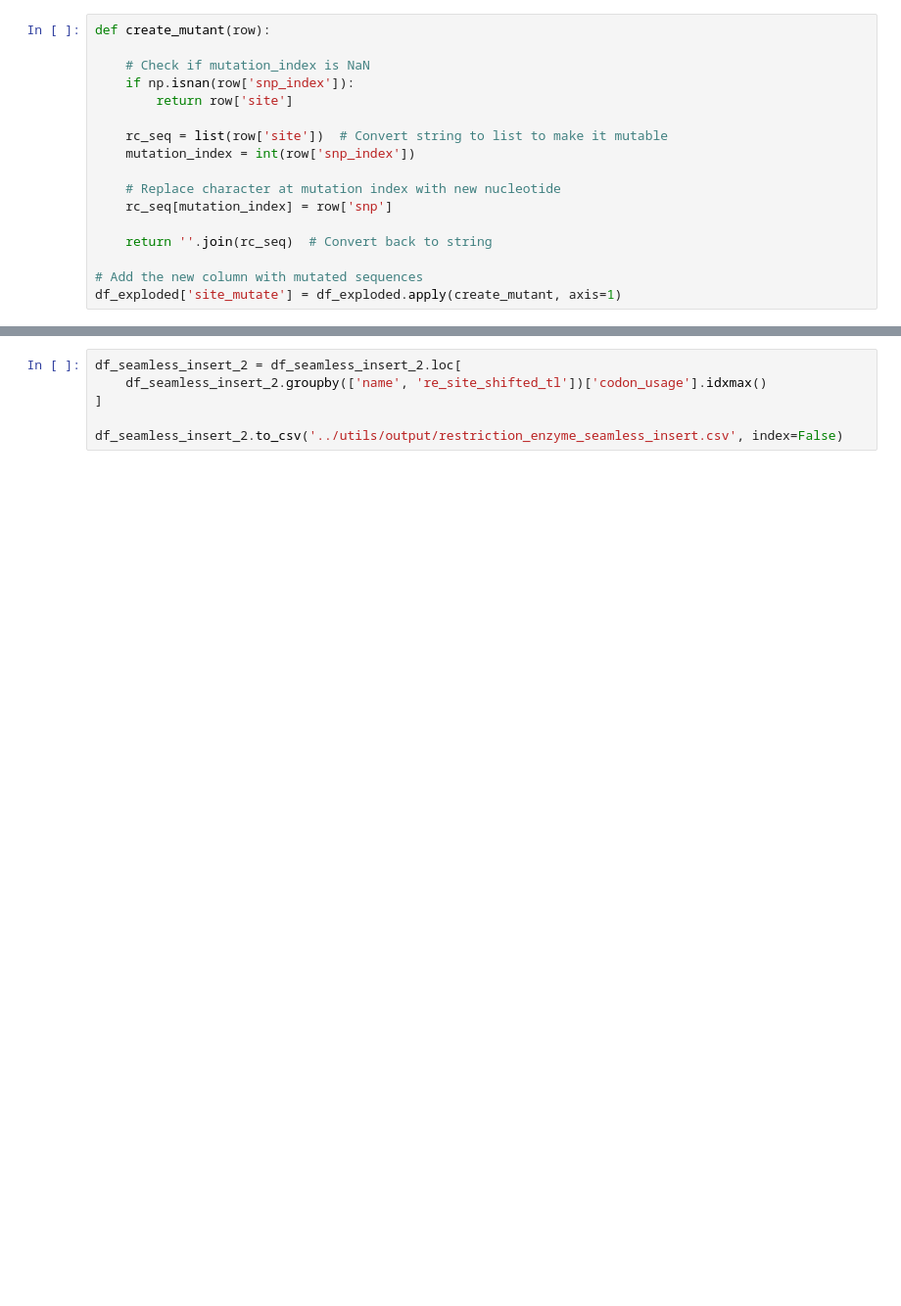
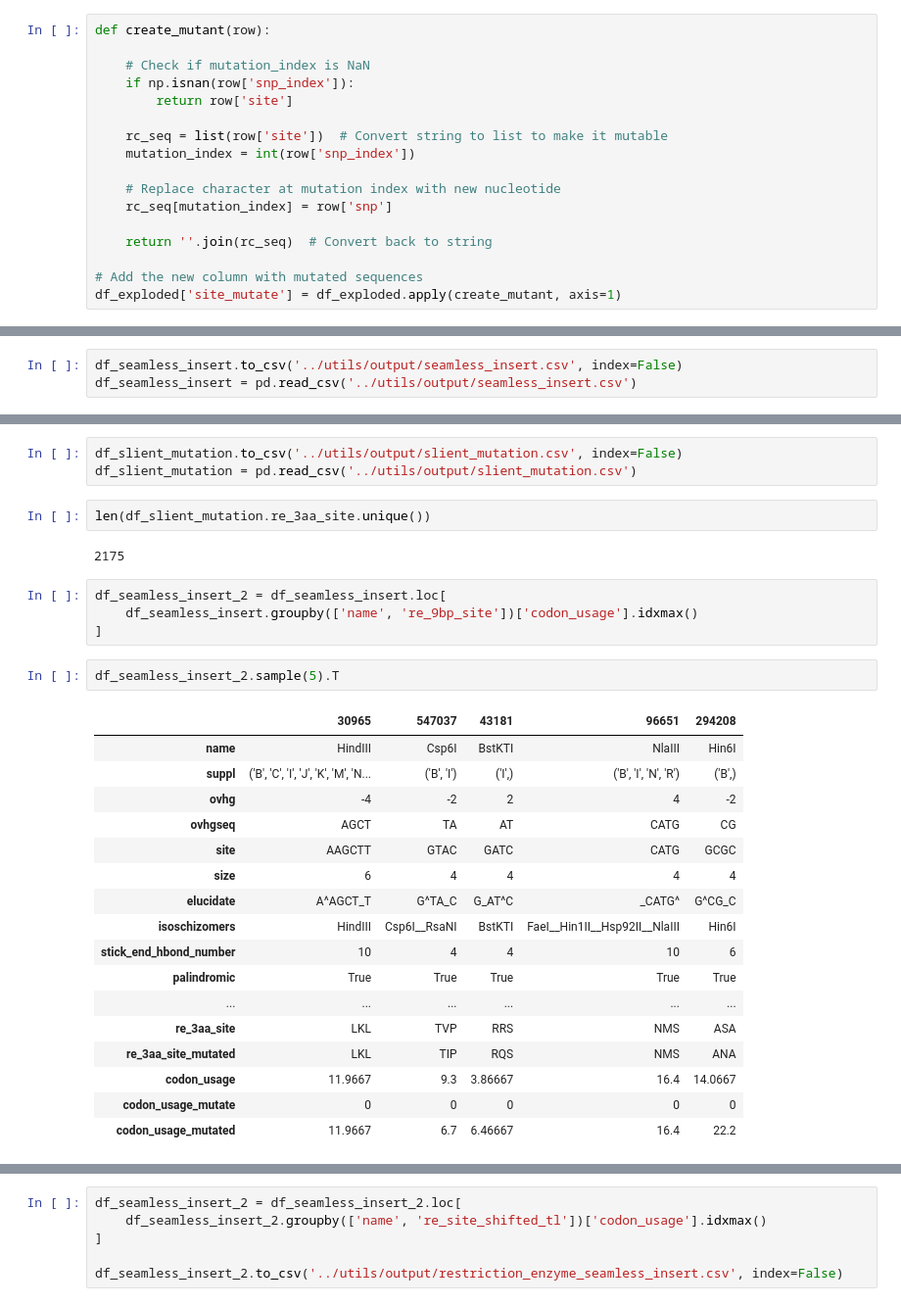
Before and after one commit to Wenzhao-protein/clone_repeat_protein, a Jupyter notebook: utils/get_re_sites.ipynb, the cells around one changed output, grey strips where cells are left out. Shown at 98% size. Cells and saved outputs as stored; diff of their text form; blank space fills up the shorter version.

```diff
--- a/utils/get_re_sites.ipynb
+++ b/utils/get_re_sites.ipynb
@@ -443,0 +388,3 @@ df_slient_mutation = df_seamless_insert[
+# %%
+df_seamless_insert.to_csv('../utils/output/seamless_insert.csv', index=False)
+df_seamless_insert = pd.read_csv('../utils/output/seamless_insert.csv')
@@ -443,0 +407,31 @@ df_slient_mutation = df_seamless_insert[
+# %%
+df_slient_mutation.to_csv('../utils/output/slient_mutation.csv', index=False)
+df_slient_mutation = pd.read_csv('../utils/output/slient_mutation.csv')
+# %%
+len(df_slient_mutation.re_3aa_site.unique())
+# %% [output]
+2175
+# %%
+df_seamless_insert_2 = df_seamless_insert.loc[
+    df_seamless_insert.groupby(['name', 're_9bp_site'])['codon_usage'].idxmax()
+]
+# %%
+df_seamless_insert_2.sample(5).T
+# %% [output]
+|  | 30965 | 547037 | 43181 | 96651 | 294208 |
+| name | HindIII | Csp6I | BstKTI | NlaIII | Hin6I |
+| suppl | ('B', 'C', 'I', 'J', 'K', 'M', 'N... | ('B', 'I') | ('I',) | ('B', 'I', 'N', 'R') | ('B',) |
+| ovhg | -4 | -2 | 2 | 4 | -2 |
+| ovhgseq | AGCT | TA | AT | CATG | CG |
+| site | AAGCTT | GTAC | GATC | CATG | GCGC |
+| size | 6 | 4 | 4 | 4 | 4 |
+| elucidate | A^AGCT_T | G^TA_C | G_AT^C | _CATG^ | G^CG_C |
+| isoschizomers | HindIII | Csp6I__RsaNI | BstKTI | FaeI__Hin1II__Hsp92II__NlaIII | Hin6I |
+| stick_end_hbond_number | 10 | 4 | 4 | 10 | 6 |
+| palindromic | True | True | True | True | True |
+| ... | ... | ... | ... | ... | ... |
+| re_3aa_site | LKL | TVP | RRS | NMS | ASA |
+| re_3aa_site_mutated | LKL | TIP | RQS | NMS | ANA |
+| codon_usage | 11.9667 | 9.3 | 3.86667 | 16.4 | 14.0667 |
+| codon_usage_mutate | 0 | 0 | 0 | 0 | 0 |
+| codon_usage_mutated | 11.9667 | 6.7 | 6.46667 | 16.4 | 22.2 |
```
Also changed, not shown: parts of 40 cells of this notebook, 19 other files.
